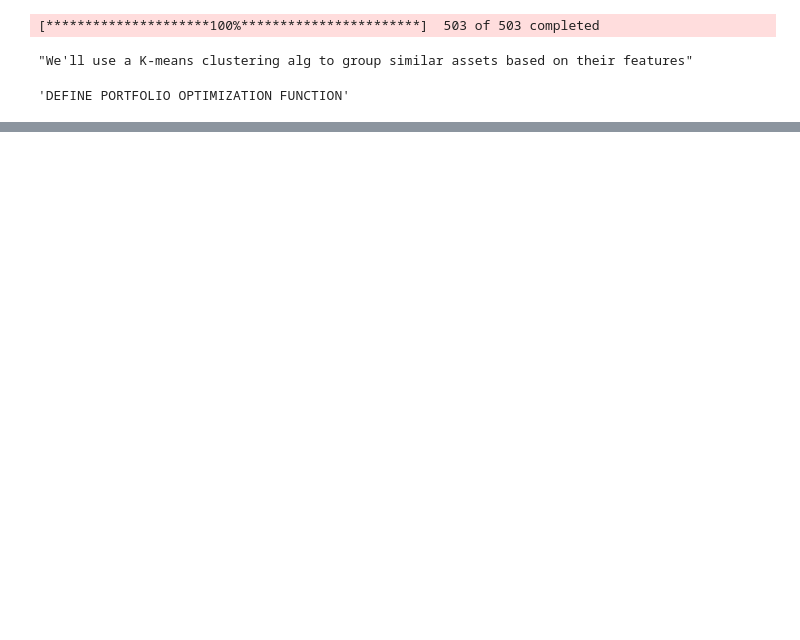
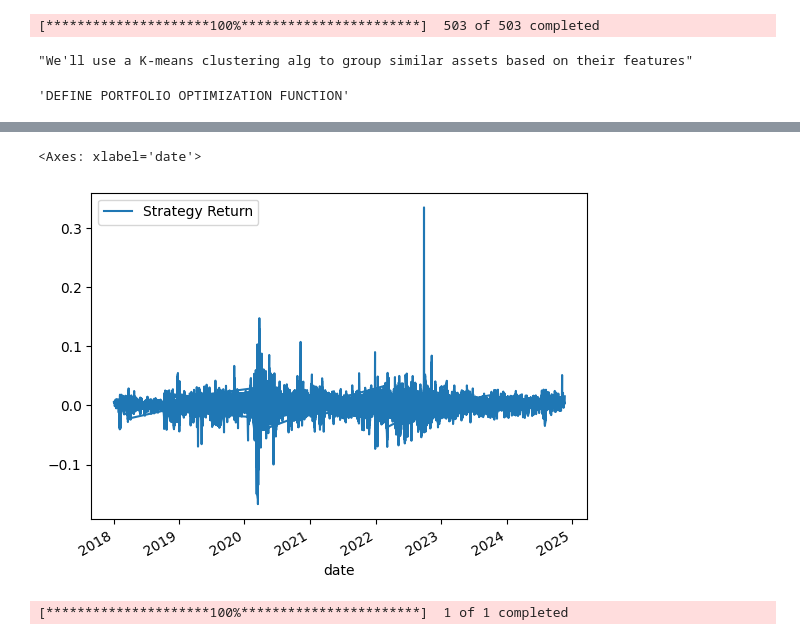
Before and after one commit to vepaan/ML_Trading_Strategy, a Jupyter notebook: project.ipynb, the cells around one changed output, grey strips where cells are left out. Drawn from its saved outputs; the diff is of its cells as text; code cells hidden in the pictures; blank space fills up the shorter version.

```diff
--- a/project.ipynb
+++ b/project.ipynb
@@ -329,3 +333,6 @@ for start_date in fixed_dates.keys():
+# %%
+optimization_start_date = (pd.to_datetime( min(fixed_dates.keys()) ) - pd.DateOffset(months=12)).strftime('%Y-%m-%d')
+optimization_end_date = (pd.to_datetime( max(fixed_dates.keys()) ) - pd.DateOffset(days=1)).strftime('%Y-%m-%d')
 # %%
 #now creating an optimization dataframe to calculate the weights of the stocks in the portfolio
 
@@ -333,3 +340,5 @@ optimization_df = new_df['Adj Close'][optimization_start_date:optimization_end_d
 # %%
 weights = optimize_weights(prices = optimization_df,
                            lower_bound = round(1/(len(optimization_df.columns*2)),3)) #half of the weight of an equally weighted portfolio
+
+weights = pd.DataFrame(weights, index = pd.Series(0))
@@ -341,0 +414,20 @@ NVDA 0.03401
+# %%
+portfolio_df.plot()
+# %% [output]
+<Axes: xlabel='date'>
+[figure, added]
+# %%
+'''Visualize portfolio returns and compare to beta/S&P500 returns'''
+#first we download the SPY ETF data, then build an object that calculates the log retuns of the SPY
+
+end_date = dt.datetime.now()
+start_date = pd.to_datetime(end_date) - pd.DateOffset(365*8)
+
+spy = yf.download(tickers = 'SPY',
+                  start = start_date,
+                  end = end_date)
+
+spy_ret = np.log(spy[['Adj Close']]).diff().dropna().rename({'Adj Close': 'SPY Buy&Hold', 'Date': 'date'}, axis = 1)
+spy_ret.columns = ['SPY Buy&Hold'] #to make consistent with the portfolio_df
+# %% [output]
+[*********************100%***********************]  1 of 1 completed
```
Also changed, not shown: parts of 6 cells of this notebook.
